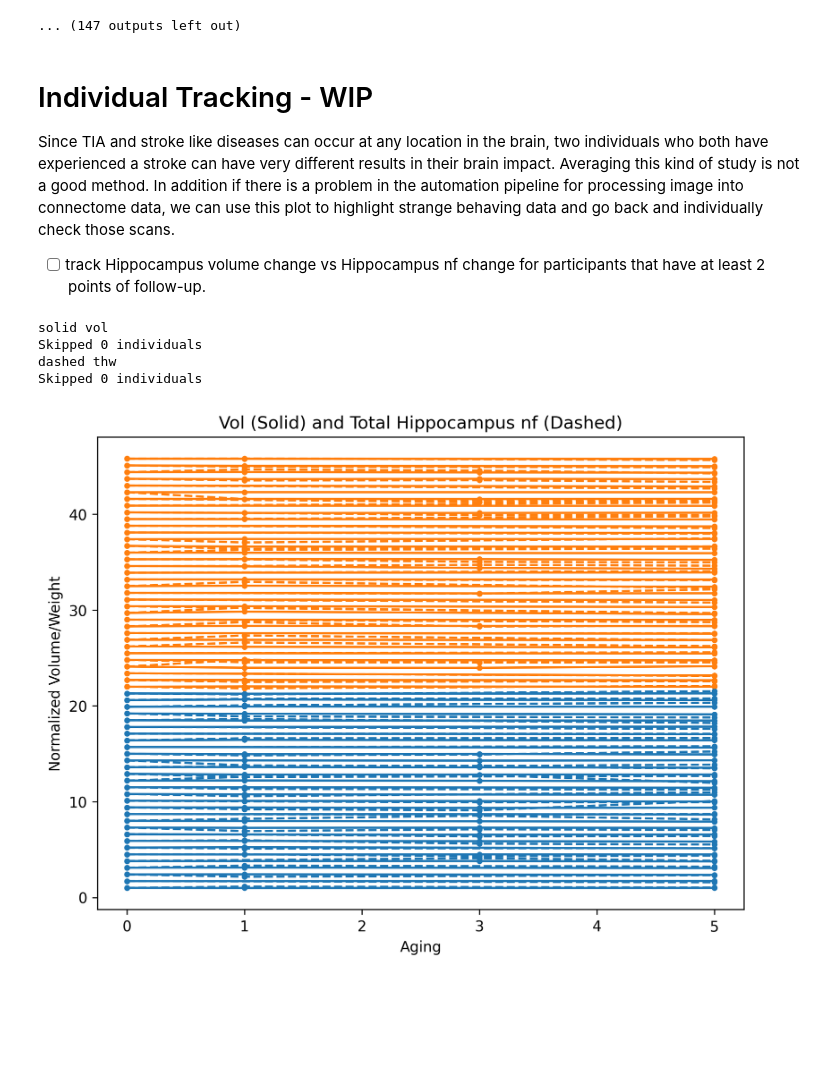
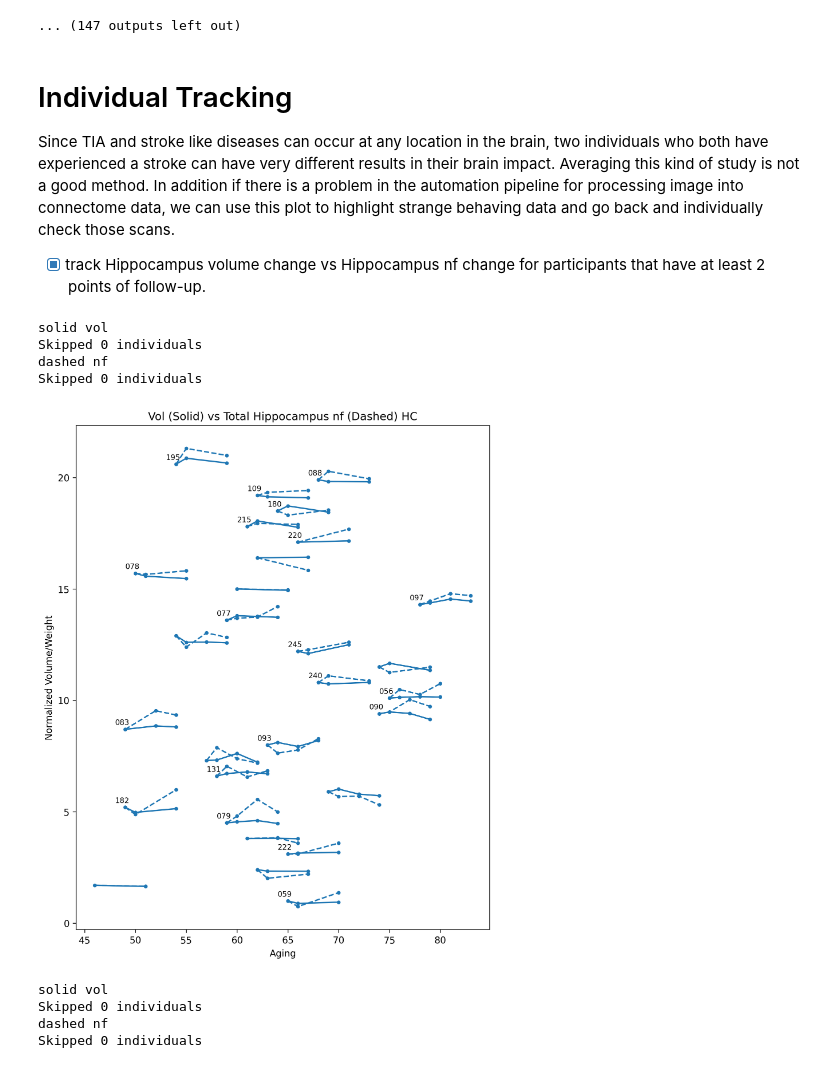
Before and after one commit to xiningchen/PREVENT, a Jupyter notebook: PREVENT_network_aging.ipynb, the cells around one changed output. Drawn from its saved outputs; the diff is of its cells as text; code cells hidden in the pictures; blank space fills up the shorter version.

```diff
--- a/PREVENT_network_aging.ipynb
+++ b/PREVENT_network_aging.ipynb
@@ -61,8 +61,8 @@ def get_volume(pid, vol_df, roi):
     for nname in node_list:
         if roi.lower() in nname.lower():
             rois_found.append(nname)
-    if sum(vol_df.loc[int(pid)][rois_found]) > 1:
-        return -1, []
+    # if sum(vol_df.loc[int(pid)][rois_found]) > 1:
+    #     return -1, []
     return sum(vol_df.loc[int(pid)][rois_found]), rois_found
 
 
@@ -227,21 +226,20 @@ Found something!
 [figure]
 ... (147 outputs left out)
 # %% [markdown]
-# Individual Tracking - WIP
+# Individual Tracking
 Since TIA and stroke like diseases can occur at any location in the brain, two individuals who both have experienced a
 stroke can have very different results in their brain impact. Averaging this kind of study is not a good method. In addition
 if there is a problem in the automation pipeline for processing image into connectome data, we can use this plot to highlight
 strange behaving data and go back and individually check those scans.
-- [ ] track Hippocampus volume change vs Hippocampus nf change for participants that have at least 2 points of follow-up.
+- [X] track Hippocampus volume change vs Hippocampus nf change for participants that have at least 2 points of follow-up.
 # %%
-import random
 def individual_scatter(df, metric, title, save_flag=False):
     aged = {'bl': 0, 'y1': 1, 'y3': 3, 'y5': 5}
     color_palette = {'HC': 'tab:blue', 'P': 'tab:orange'}
     ls = {0: 'solid', 1: 'dashed', 2: 'dotted', 3: 'dashdot'}
     # Go through everyone who has y5 data and plot
-    fig = plt.figure(figsize=(8, 6), dpi=300)
-    y5_pop = df[df['Time']=='y5'][['ID', 'C/T']]
+    fig = plt.figure(figsize=(8, 10), dpi=300)
+    y5_pop = df[df['Time']=='y5'][['ID', 'C/T', 'Age']]
     df = df.set_index(['ID'])
     for i, me in enumerate(metric):
         skips = 0
@@ -251,18 +249,24 @@ def individual_scatter(df, metric, title, save_flag=False):
             id = row['ID']
             ptype = row['C/T']
             data_list = []
-            # bl_age = random.random()*100
+            bl_age = row['Age']
             if isinstance(df.loc[id], pd.Series):
                 skips += 1
                 continue
             for _, row in df.loc[id].iterrows():
-                data_list.append((aged[row['Time']], row[me]))
+                data_list.append((bl_age + aged[row['Time']], row[me]))
             data_list = sorted(data_list, key = lambda x: x[0])
             norm = data_list[0][1]
             # norm = 1
             i_x = [x for x,_ in data_list]
             i_y = [(y/norm)+j*0.7 for _, y in data_list]
             plt.plot(i_x, i_y, linestyle=ls[i], marker='.', color=color_palette[ptype])
+            # Check if from Y5 - BL the nf was increasing. If it is, show ID.
+            if me == 'nf':
+                y5_y = i_y[-1]
+                bl_y = i_y[0]
+                if y5_y - bl_y > 0:
+                    plt.text(i_x[0]-1, bl_y+0.2, id, fontsize=8)
             j += 1
         print(f"Skipped {skips} individuals")
     plt.xlabel("Aging")
@@ -270,11 +274,19 @@ def individual_scatter(df, metric, title, save_flag=False):
     plt.title(title)
     plt.savefig(f'../../PREVENT_study/figures/'+title+'.png', dpi=300, facecolor=fig.get_facecolor(), edgecolor='none', bbox_inches='tight')
     plt.show()
-
-individual_scatter(plot_df, ['vol', 'thw'], 'Vol (Solid) and Total Hippocampus nf (Dashed)')
-# %% [output]
-solid vol
-Skipped 0 individuals
-dashed thw
-Skipped 0 individuals
-[figure, removed]
+# %%
+# metadata, node_list = prev_fct.load_meta_data()
+roi = 'hippocampus'
+plot_df = get_vol_nf_df(roi)
+individual_scatter(plot_df[plot_df['C/T'] == 'HC'], ['vol', 'nf'], 'Vol (Solid) vs Total Hippocampus nf (Dashed) HC')
+individual_scatter(plot_df[plot_df['C/T'] == 'P'], ['vol', 'nf'], 'Vol (Solid) vs Total Hippocampus nf (Dashed) P')
+# %% [output]
+solid vol
+Skipped 0 individuals
+dashed nf
+Skipped 0 individuals
+[figure, added]
+solid vol
+Skipped 0 individuals
+dashed nf
+Skipped 0 individuals
```
Also changed, not shown: parts of 11 cells of this notebook, 2 other files.
